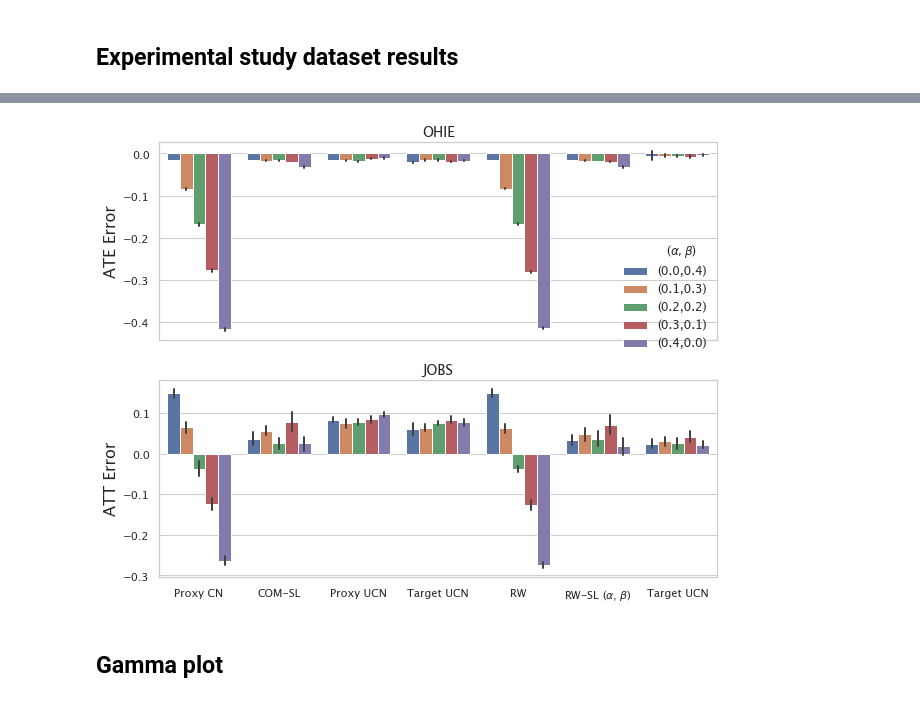
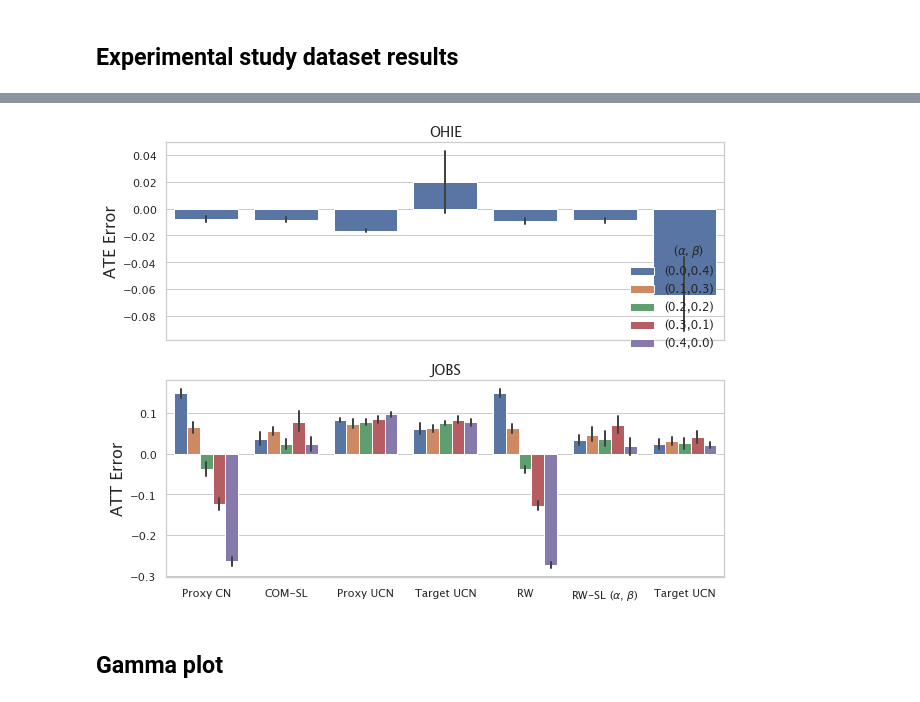
Before and after one commit to lguerdan/counterfactual-decision-support, a Jupyter notebook: notebook_results.ipynb, the cells around one changed output, grey strips where cells are left out. Cells and saved outputs as stored; diff of their text form; code cells hidden in the pictures.

```diff
--- a/notebook_results.ipynb
+++ b/notebook_results.ipynb
@@ -163,7 +182,7 @@ def filter_baselines(df, include_baselines):
 # %%
-exp_df = get_ate_result_df('NATE_erm_ohiejobs_crossfit_oracle_params_R10')
+exp_df = get_ate_result_df('NATE_erm_ohie_crossfit_oracle_params_R10')
 ohie_df = exp_df[exp_df['benchmark'] == 'ohie']
-jobs_df = get_ate_result_df('PR_JOBS_debug')
+jobs_df = get_ate_result_df('PR_JOBS_Debug')
 
 #TODO: load and combine with results from learned parameters here
 
@@ -182,33 +201,33 @@ disp_names = {
 
 
 include_baselines = ['Target Oracle', 'RW-SL', 'COM-SL', 'COM', 'RW', 'OBS Oracle', 'OBS']
 ohie_df = ohie_df[ohie_df['baseline'].isin(include_baselines)]
 jobs_df = jobs_df[jobs_df['baseline'].isin(include_baselines)]
 
 ohie_df = ohie_df.sort_values(by=['baseline', 'alpha_0'], ascending=True)
 jobs_df = jobs_df.sort_values(by=['baseline', 'alpha_0'], ascending=True)
 
 fig, (ax1, ax2) = plt.subplots(2, 1, figsize=(10, 8), sharex=True)
 
 g = sns.barplot(data=ohie_df, x='baseline', y='ate_error', hue='param', ci=68, errwidth=2, ax=ax1)
 ax1.set_xlabel("")
 ax1.set_ylabel('ATE Error')
 ax1.set_title('OHIE')
 g.legend().set_visible(False)
 
 g = sns.barplot(data=jobs_df, x='baseline', y='ate_error',hue='param',  ci=68, errwidth=2, ax=ax2)
 plt.xlabel("")
 ax2.set_ylabel('ATT Error')
 ax2.set_title('JOBS')
 ax2.legend( title=r"         ($\alpha, \beta$)", bbox_to_anchor=(1, 1.75))
 
 
 handles, labels = plt.gca().get_legend_handles_labels()
 labels = [disp_names[item.get_text()] for item in ax2.get_xticklabels()]
 ax2.set_xticklabels(labels)
 
 plt.savefig('figs/mse_plots.png', dpi=500, bbox_inches = "tight")
 # %% [output]
-[figure, old version]
+[figure, new version]
 # %% [markdown]
 ## Gamma plot
```
Also changed, not shown: parts of 4 cells of this notebook, 1 other file.
